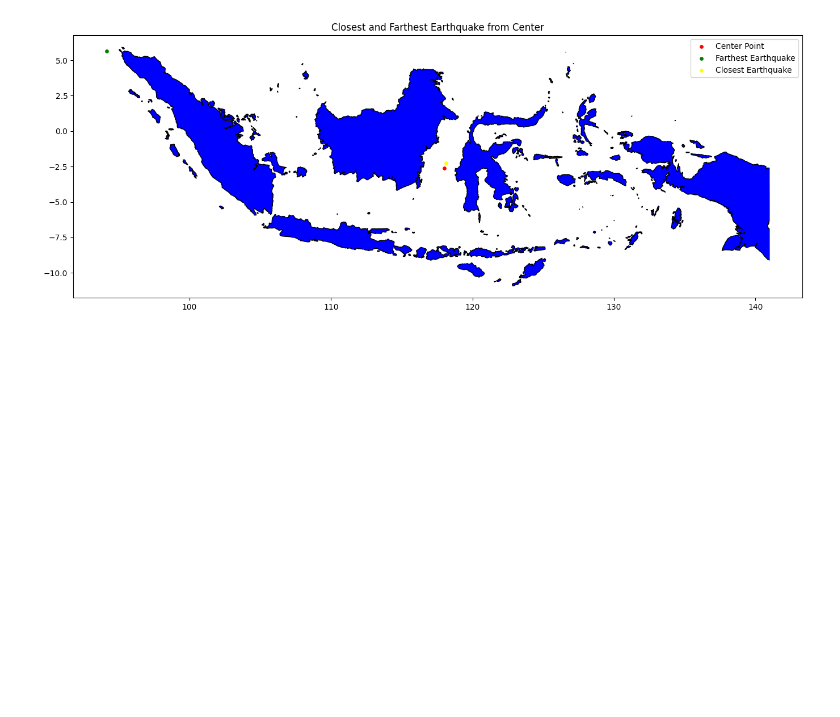
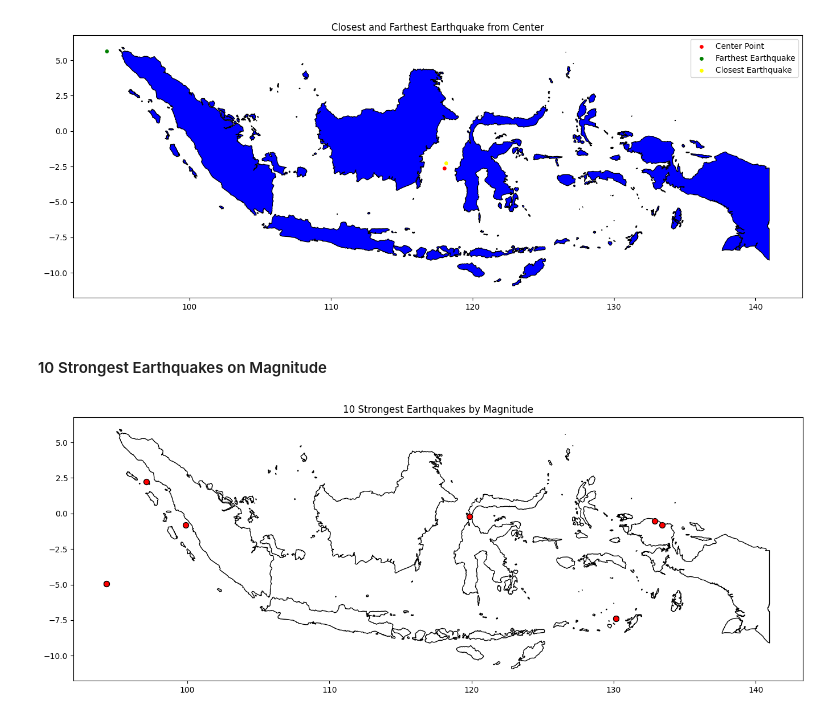
Before and after one commit to wrjodjana/indonesian-earthquakes, a Jupyter notebook: eda.ipynb, the cells around one changed output. Drawn from its saved outputs; the diff is of its cells as text; code cells hidden in the pictures; blank space fills up the shorter version.

Commit message:
added 10 strongest earthquakes by magnitude

```diff
--- a/eda.ipynb
+++ b/eda.ipynb
@@ -235,3 +235,17 @@ ax.legend()
 plt.show()
 # %% [output]
 [figure]
+# %% [markdown]
+#### 10 Strongest Earthquakes on Magnitude
+# %%
+df_str = df.nlargest(10, "magnitude" )
+
+gdf_str = gpd.GeoDataFrame(df_str, geometry=gpd.points_from_xy(df_str.longitude, df_str.latitude), crs="EPSG:4326")
+
+fig, ax = plt.subplots(figsize=(20,6))
+indonesia.plot(ax=ax, color="white", edgecolor="black")
+gdf_str.plot(ax=ax, color="red", marker="o", markersize=50, edgecolor="black")
+ax.set_title("10 Strongest Earthquakes by Magnitude")
+plt.show()
+# %% [output]
+[figure, added]
```
